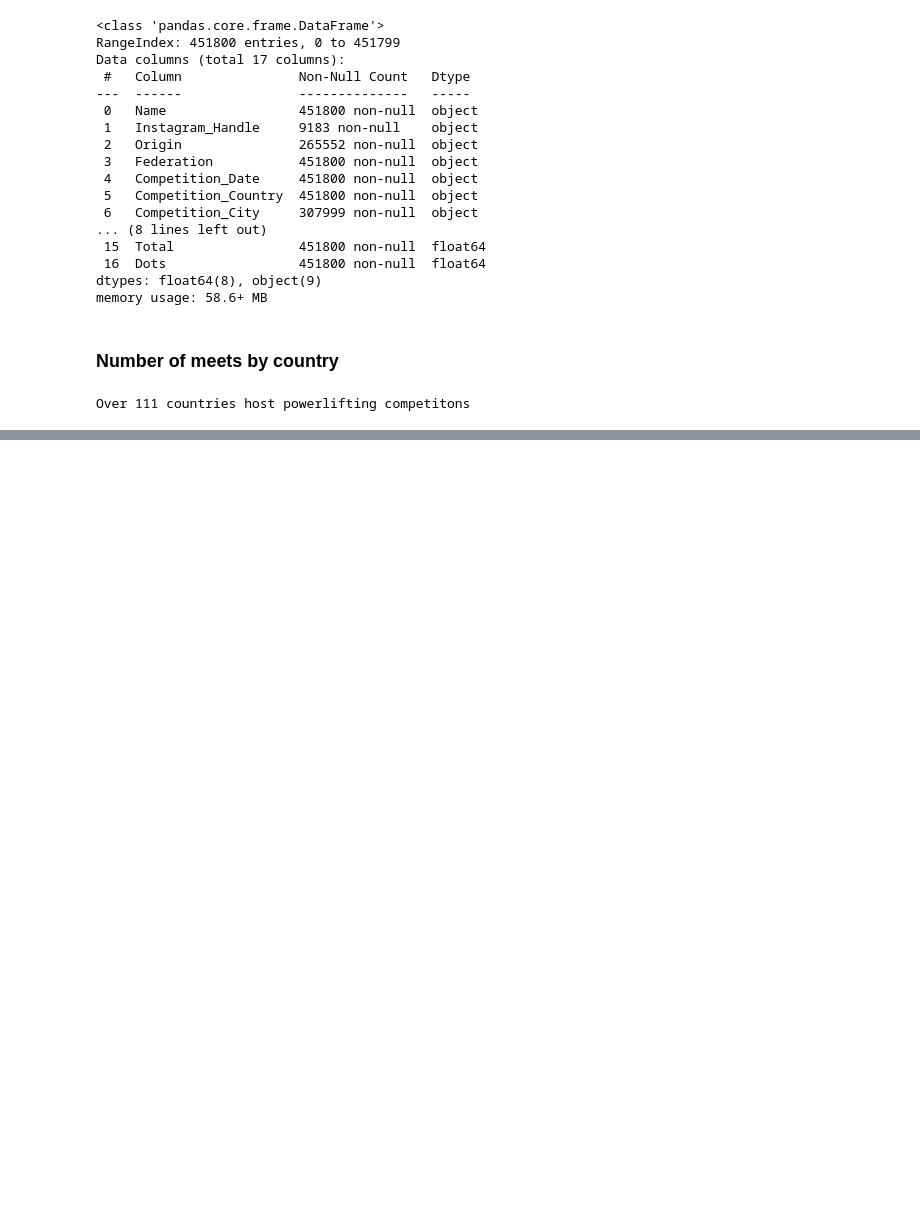
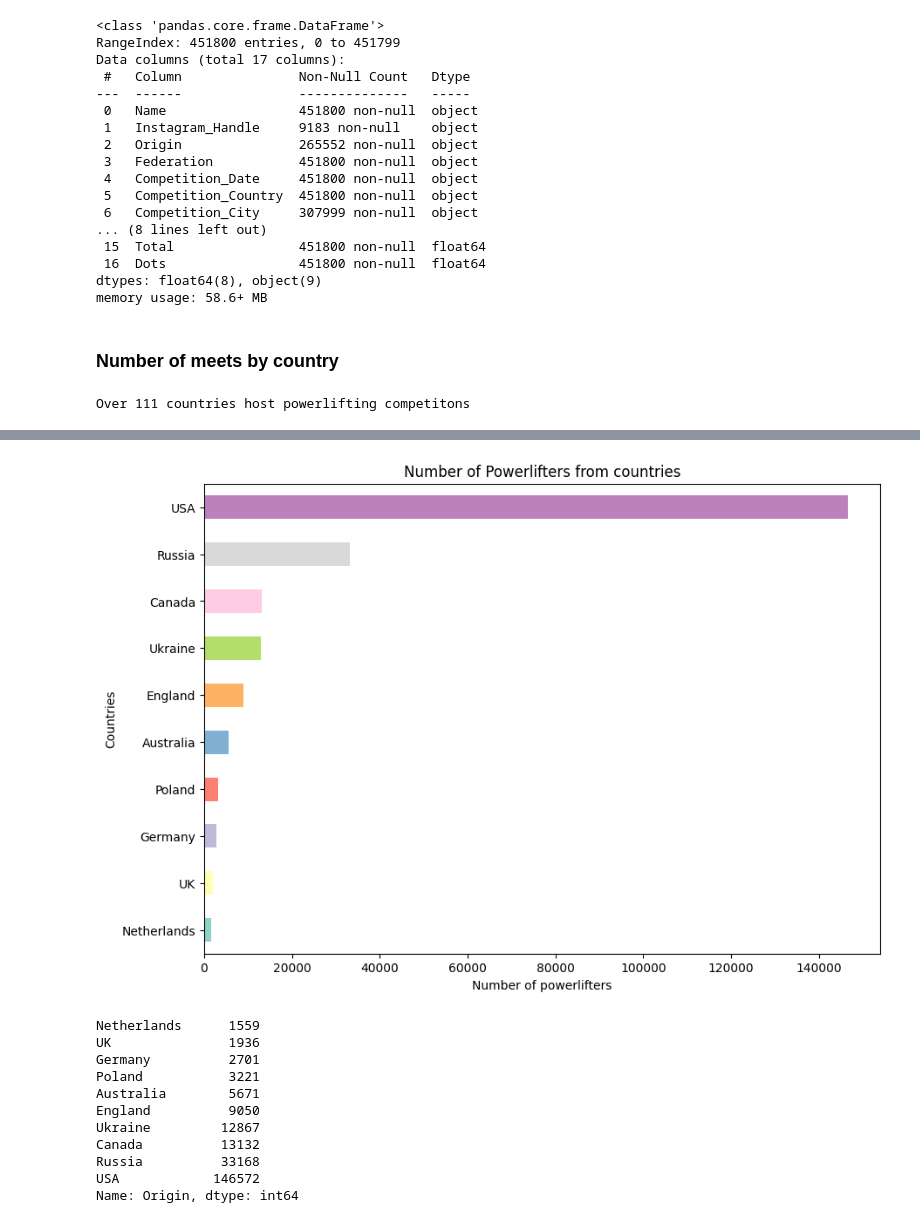
Before and after one commit to pranav142/Openpowerlifting-Database, a Jupyter notebook: notebooks/processed_EDA.ipynb, the cells around one changed output, grey strips where cells are left out. Cells and saved outputs as stored; diff of their text form; code cells hidden in the pictures; blank space fills up the shorter version.

```diff
--- a/notebooks/processed_EDA.ipynb
+++ b/notebooks/processed_EDA.ipynb
@@ -149,0 +67,25 @@ shape = shape[~shape['NAME'].isin(['Alaska', 'Hawaii', 'Puerto Rico'])]
+# %%
+origin_counts = df["Origin"].value_counts()[:10].sort_values(ascending=True)
+
+plot_bar_graph(
+    data=origin_counts,
+    title="Number of Powerlifters from countries",
+    xlabel="Number of powerlifters",
+    ylabel="Countries",
+    kind='barh'
+)
+
+origin_counts
+# %% [output]
+[figure, added]
+Netherlands      1559
+UK               1936
+Germany          2701
+Poland           3221
+Australia        5671
+England          9050
+Ukraine         12867
+Canada          13132
+Russia          33168
+USA            146572
+Name: Origin, dtype: int64
```
Also changed, not shown: parts of 22 cells of this notebook, 2 other files.
